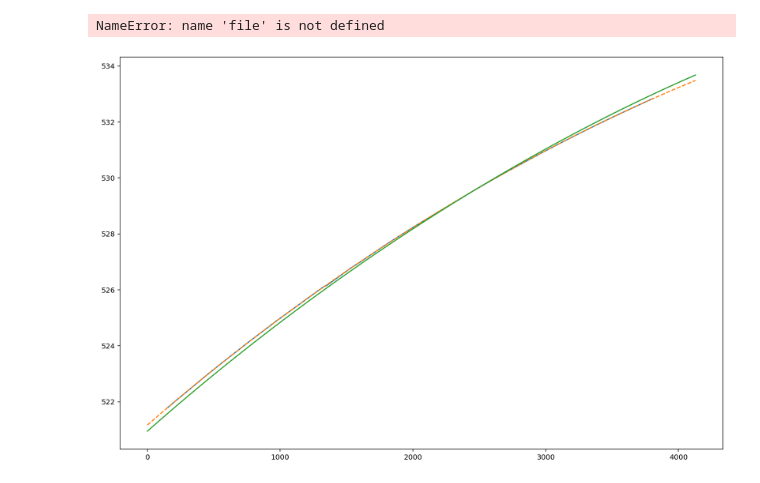
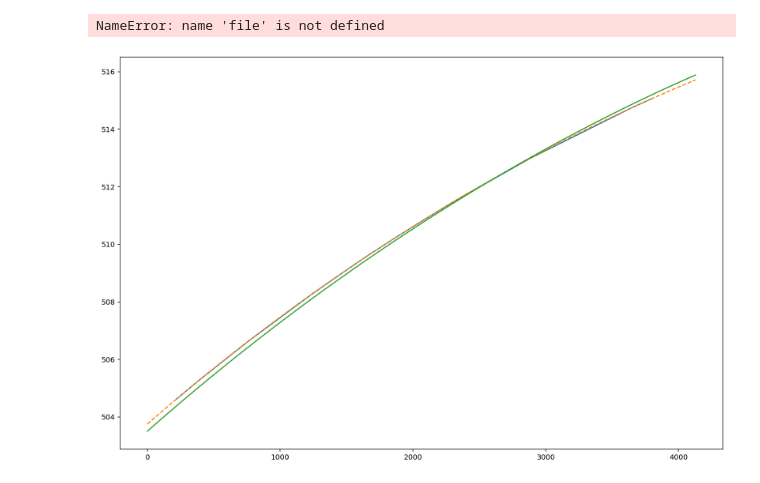
Before and after one commit to svenbuder/velocereduction, a Jupyter notebook: scripts/veloce_luminosa_wavelength_calibration.ipynb, the cells around one changed output. Drawn from its saved outputs; the diff is of its cells as text; code cells hidden in the pictures.

Commit message:
ccd 2 order 120 same

```diff
--- a/scripts/veloce_luminosa_wavelength_calibration.ipynb
+++ b/scripts/veloce_luminosa_wavelength_calibration.ipynb
@@ -119,6 +119,13 @@ for science_object in ['HIP69673']:#science_objects:
                     science_object+'_CCD_2_ORDER_107',
                     science_object+'_CCD_2_ORDER_108',
                     science_object+'_CCD_2_ORDER_109',
+                    science_object+'_CCD_2_ORDER_110',
+                    science_object+'_CCD_2_ORDER_111',
+                    science_object+'_CCD_2_ORDER_112',
+                    science_object+'_CCD_2_ORDER_113',
+                    science_object+'_CCD_2_ORDER_114',
+                    science_object+'_CCD_2_ORDER_115',
+                    science_object+'_CCD_2_ORDER_116',
                     science_object+'_CCD_2_ORDER_117', # MgI Triplet
                     science_object+'_CCD_2_ORDER_118', # MgI Triplet
                     science_object+'_CCD_2_ORDER_119', # MgI Triplet
@@ -306,7 +313,7 @@ for order in range(1,len(file)):
 # %% [output]
 NameError: name 'file' is not defined
 # %%
-for order_name in ['ccd_2_order_116']:
+for order_name in ['ccd_2_order_120']:
 
     plt.figure(figsize=(15,10))
     wavelength_coefficients = np.loadtxt('../veloce_luminosa_reduction/fixed_arc_positions/'+order_name+'_px_wl.txt',comments='#')
@@ -335,34 +342,34 @@ for order_name in ['ccd_2_order_116']:
     )
 
     try:
         adjusted_coeffs = [
             initial_wavelength_coeffs[order_name][0]-1.,
             initial_wavelength_coeffs[order_name][1]+0.0003,
             initial_wavelength_coeffs[order_name][2],
             initial_wavelength_coeffs[order_name][3],
             initial_wavelength_coeffs[order_name][4]
         ]
     except:
         adjusted_coeffs = [
             initial_wavelength_coeffs[order_name][0]-1.5,
             initial_wavelength_coeffs[order_name][1]+0.0003,
             initial_wavelength_coeffs[order_name][2],
             initial_wavelength_coeffs[order_name][3],
             0.0
         ]
 
     ydata = fourth_order(np.linspace(0,4128,100), *adjusted_coeffs)
 
 #     plt.ylim(np.min(ydata),np.max(ydata))
 
     plt.plot(
         np.linspace(0,4128,100),
         ydata
     )
     plt.show()
     plt.close()
 # %% [output]
-[figure, old version]
+[figure, new version]
 # %%
 def gaussian(x, b, A, mu, sigma):
     return b + A * np.exp(-(x - mu)**2 / (2 * sigma**2))
```
Also changed, not shown: 1 other file.
